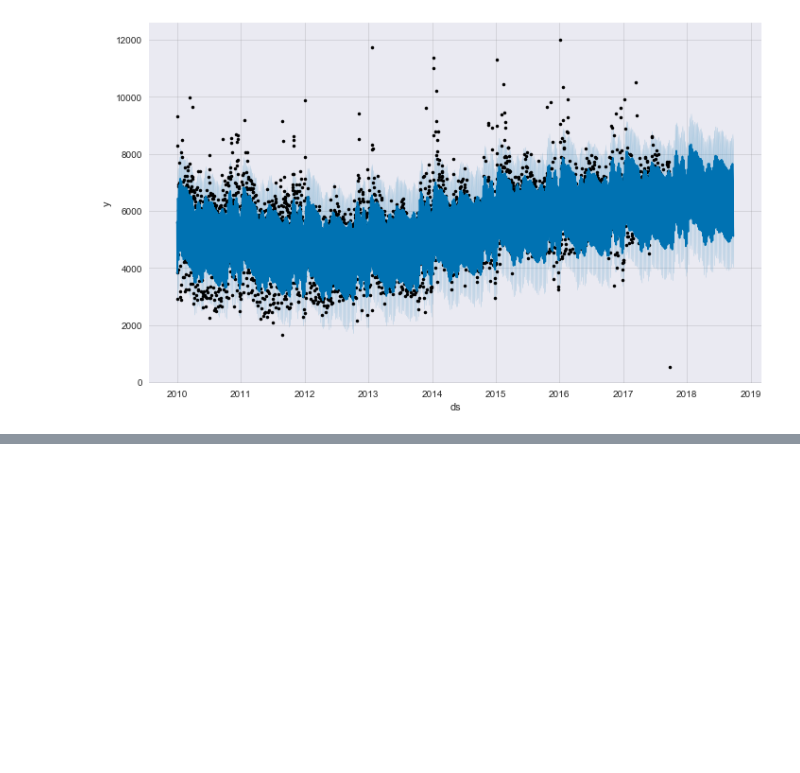
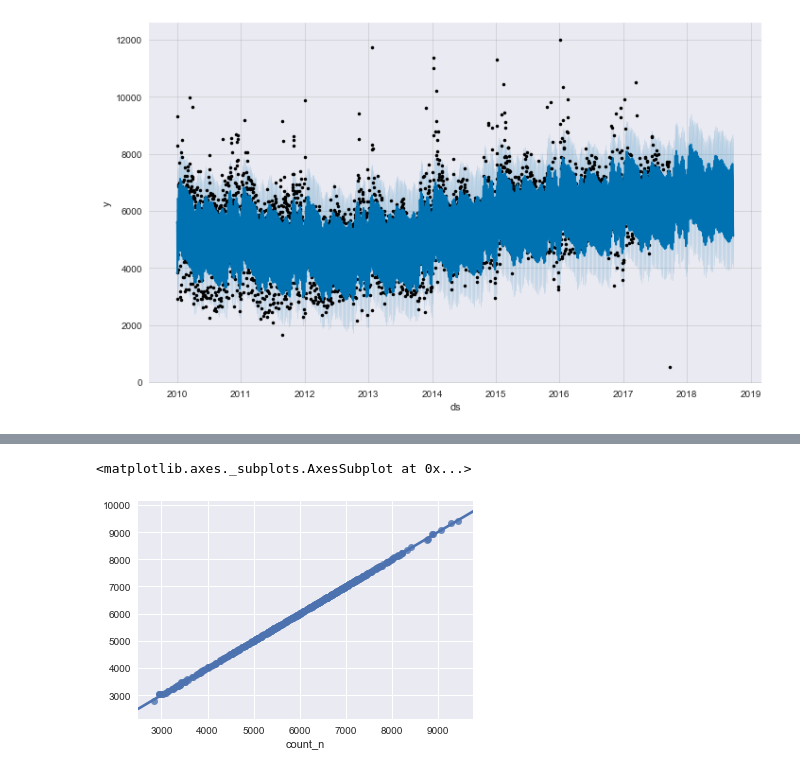
Before and after one commit to stephgline/open_data_challenge, a Jupyter notebook: weather_data_challenge.ipynb, the cells around one changed output, grey strips where cells are left out. Saved outputs shown, nothing was run; the diff lists cells and outputs as text; code cells hidden in the pictures; blank space fills up the shorter version.

Commit message:
there is a problem with my model

```diff
--- a/weather_data_challenge.ipynb
+++ b/weather_data_challenge.ipynb
@@ -525,0 +629,6 @@ joined_df[['ds','yhat', 'y']].head()
+# %%
+from sklearn.model_selection import train_test_split
+X_train, X_test, y_train, y_test = train_test_split(xvar, y, test_size=0.33, random_state=42)
+# %%
+#need to research parameters to choose from
+regr = RandomForestRegressor()
@@ -525,0 +644,2 @@ joined_df[['ds','yhat', 'y']].head()
+# %%
+regr.fit(X_train, y_train)
@@ -525,0 +653,2 @@ joined_df[['ds','yhat', 'y']].head()
+# %%
+y_pred=regr.predict(X_test)
@@ -525,0 +672,6 @@ joined_df[['ds','yhat', 'y']].head()
+# %%
+#plot predictions against truth
+sns.regplot(x = y_test, y = y_pred) #this seems impossible!!
+# %% [output]
+<matplotlib.axes._subplots.AxesSubplot at 0x...>
+[figure, added]
```
Also changed, not shown: parts of 27 cells of this notebook.
